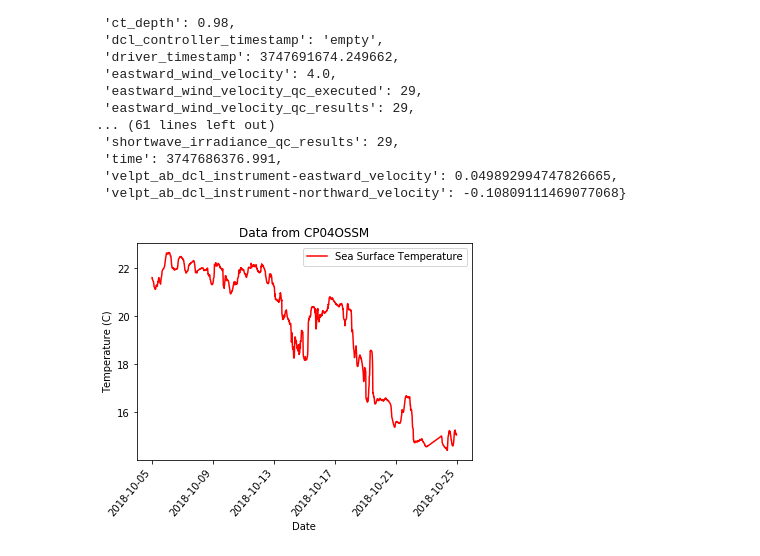
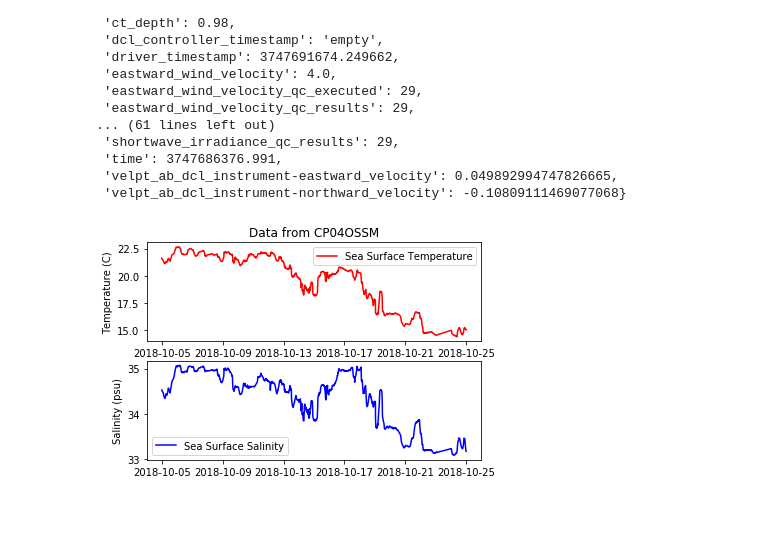
Before and after one commit to jrudzin/python_data_analysis, a Jupyter notebook: timeseries_OOI.ipynb, the cells around one changed output. Saved outputs shown, nothing was run; the diff lists cells and outputs as text; code cells hidden in the pictures; blank space fills up the shorter version.

```diff
--- a/timeseries_OOI.ipynb
+++ b/timeseries_OOI.ipynb
@@ -75,4 +76,5 @@ temp = []
 for i in range(len(data)):
   time.append(ntp_seconds_to_datetime(data[i]['time']))
   temp.append(data[i]['sea_surface_temperature'])
+  sal.append(data[i]['met_salsurf'])
 # %%
@@ -97,6 +97,0 @@ Let's look at the wind and ocean current direction - if the winds and current ar
-# %%
-winddir=[];
-currdir=[];
-for i in range(len(data)):
-  winddir.append(data[i]['met_relwind_direction'])
-  currdir.append(data[i]['met_current_direction'])
@@ -162,17 +147,26 @@ data2[0]
 # %%
 time2 = []
 temp2 = []
+sal2 = [];
 # %%
 for i in range(len(data2)):
   time2.append(ntp_seconds_to_datetime(data2[i]['time']))
   temp2.append(data2[i]['sea_surface_temperature'])
+  sal2.append(data2[i]['met_salsurf'])
 # %%
 #Plot offshore mooring SST
-plt.plot_date(time2, temp2, 'r',label='Sea Surface Temperature');
-plt.xlabel('Date');
-plt.ylabel('Temperature (C)');
-plt.title('Data from %s' % (site2));
-plt.legend(frameon=1, facecolor='w');
-plt.xticks(rotation=50,ha='right');
+fig, axs = plt.subplots(2, 1)
+axs[0].plot_date(time2, temp2, 'r',label='Sea Surface Temperature');
+axs[0].set_ylabel('Temperature (C)');
+axs[0].set_title('Data from %s' % (site2));
+axs[0].legend(frameon=1, facecolor='w');
+#axs[0].set_xticks(rotation=50,ha='right');
+tbot,ttop = axs[0].set_ylim()
+
+axs[1].plot_date(time2, sal2, 'b',label='Sea Surface Salinity');
+axs[1].set_ylabel('Salinity (psu)');
+axs[1].legend(frameon=1, facecolor='w');
+#axs[1].set_xticks(rotation=50,ha='right');
+sbot,stop = axs[1].set_ylim()
 # %% [output]
-[figure, old version]
+[figure, new version]
```
Also changed, not shown: parts of 8 cells of this notebook.
